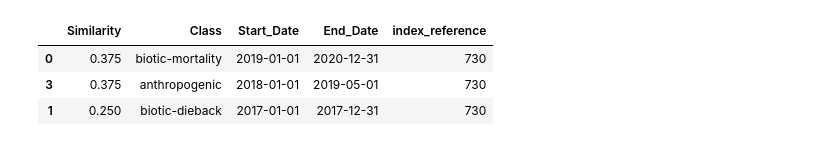
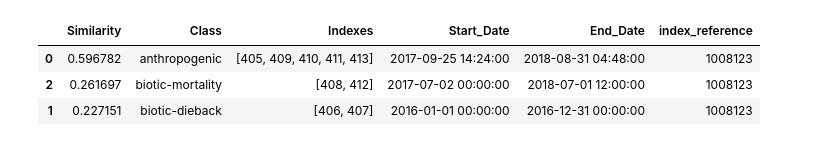
Before and after one commit to ArthurCalvi/Disturbance-Attribution-Dataset-Joining, a Jupyter notebook: join-datasets/Visualisation_matrix.ipynb, the cells around one changed output. Cells and saved outputs as stored; diff of their text form; code cells hidden in the pictures.

```diff
--- a/join-datasets/Visualisation_matrix.ipynb
+++ b/join-datasets/Visualisation_matrix.ipynb
@@ -160,0 +266,3 @@ groups = df.groupby('index_reference')
+# %%
+year = 2018
+attribution_year = gpd.read_parquet(f'../data/results/cluster_{year}/disturbances_{year}_g{attribution.granularity}_v{attribution.version}.parquet')
@@ -161,10 +297,15 @@ groups = df.groupby('index_reference')
 # %%
+groups = attribution_year.groupby('index_reference')
 from itertools import islice
 list_groups = []
-for name, group in islice(groups, 100):
-    list_groups.append(group)
+for name, group in islice(groups, 1000):
+    if group.dataset.nunique() > 3:
+        list_groups.append(group)
+# %%
+index = 0 #0 #13 filter
 # %%
-data = list_groups[26]
+data = list_groups[index]
+index += 1
 data
 # %% [output]
 |  | index | index_reference | geometry | year | tree_type | essence | class | start_date | end_date | ... |
@@ -234,15 +435,16 @@ sns.heatmap(similarity_matrix, annot=True, cmap='coolwarm', square=True, cbar=Fa
 # %%
 from utils import get_cluster
-data['index_reference'] = 730
-get_cluster(data,  {'tree specie relatedness': (compute_tree_coherence, {}, 1.0),
+cluster = get_cluster(data,  {'tree specie relatedness': (compute_tree_coherence, {}, 1.0),
                     'class relatedness': (compute_class_similarity, {'dclass_score': attribution.dclass_score}, 1.0)},
                       attribution.dtypes_,
                       attribution.final_weighting_dict ,
                       attribution.doa,
                       attribution.dclass_score,
                         threshold=0.)
+
+cluster
 # %% [output]
-|  | Similarity | Class | Start_Date | End_Date | index_reference |
-| 0 | 0.375 | biotic-mortality | 2019-01-01 | 2020-12-31 | 730 |
-| 3 | 0.375 | anthropogenic | 2018-01-01 | 2019-05-01 | 730 |
-| 1 | 0.250 | biotic-dieback | 2017-01-01 | 2017-12-31 | 730 |
+|  | Similarity | Class | Indexes | Start_Date | End_Date | index_reference |
+| 0 | 0.596782 | anthropogenic | [405, 409, 410, 411, 413] | 2017-09-25 14:24:00 | 2018-08-31 04:48:00 | 1008123 |
+| 2 | 0.261697 | biotic-mortality | [408, 412] | 2017-07-02 00:00:00 | 2018-07-01 12:00:00 | 1008123 |
+| 1 | 0.227151 | biotic-dieback | [406, 407] | 2016-01-01 00:00:00 | 2016-12-31 00:00:00 | 1008123 |
```
Also changed, not shown: parts of 27 cells of this notebook, 12 other files.
